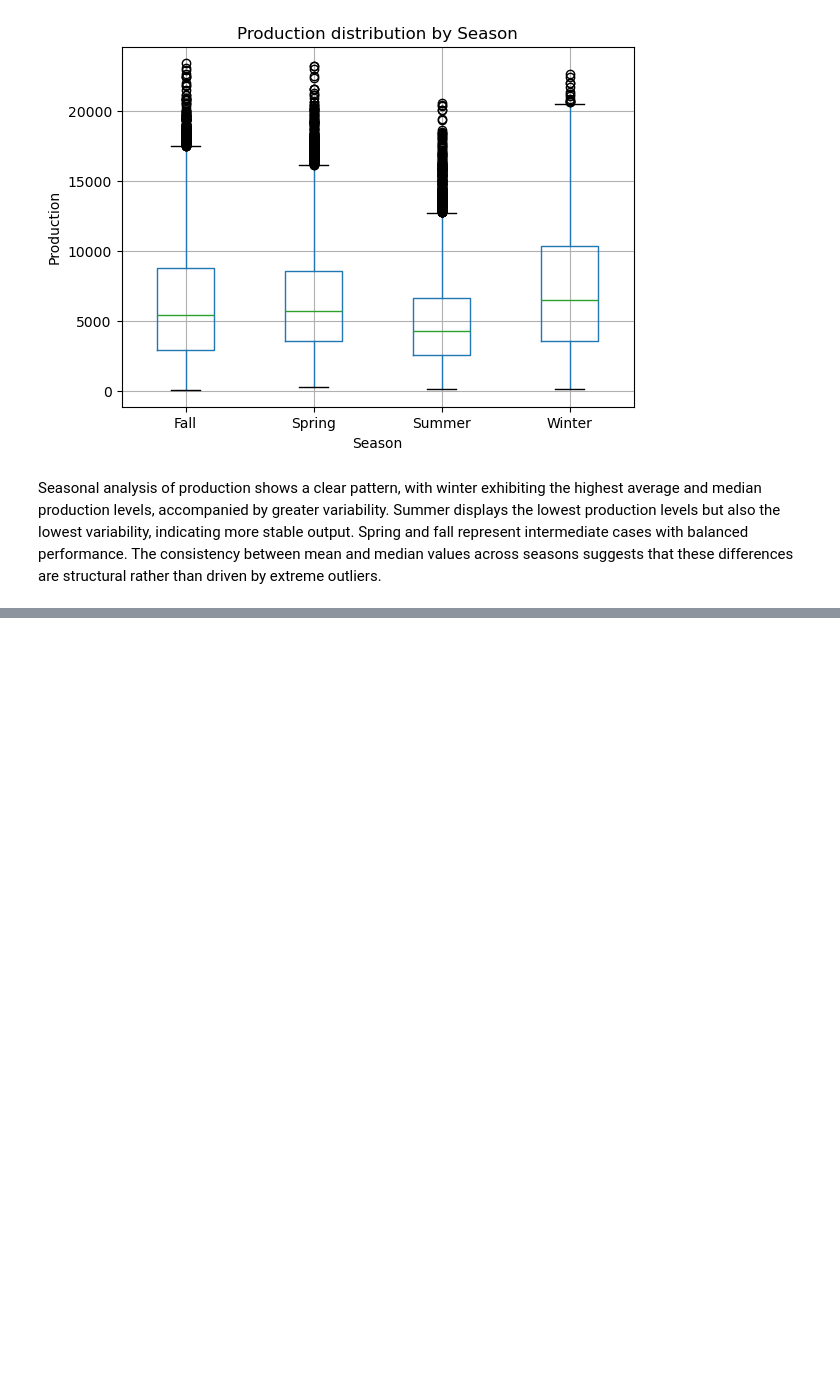
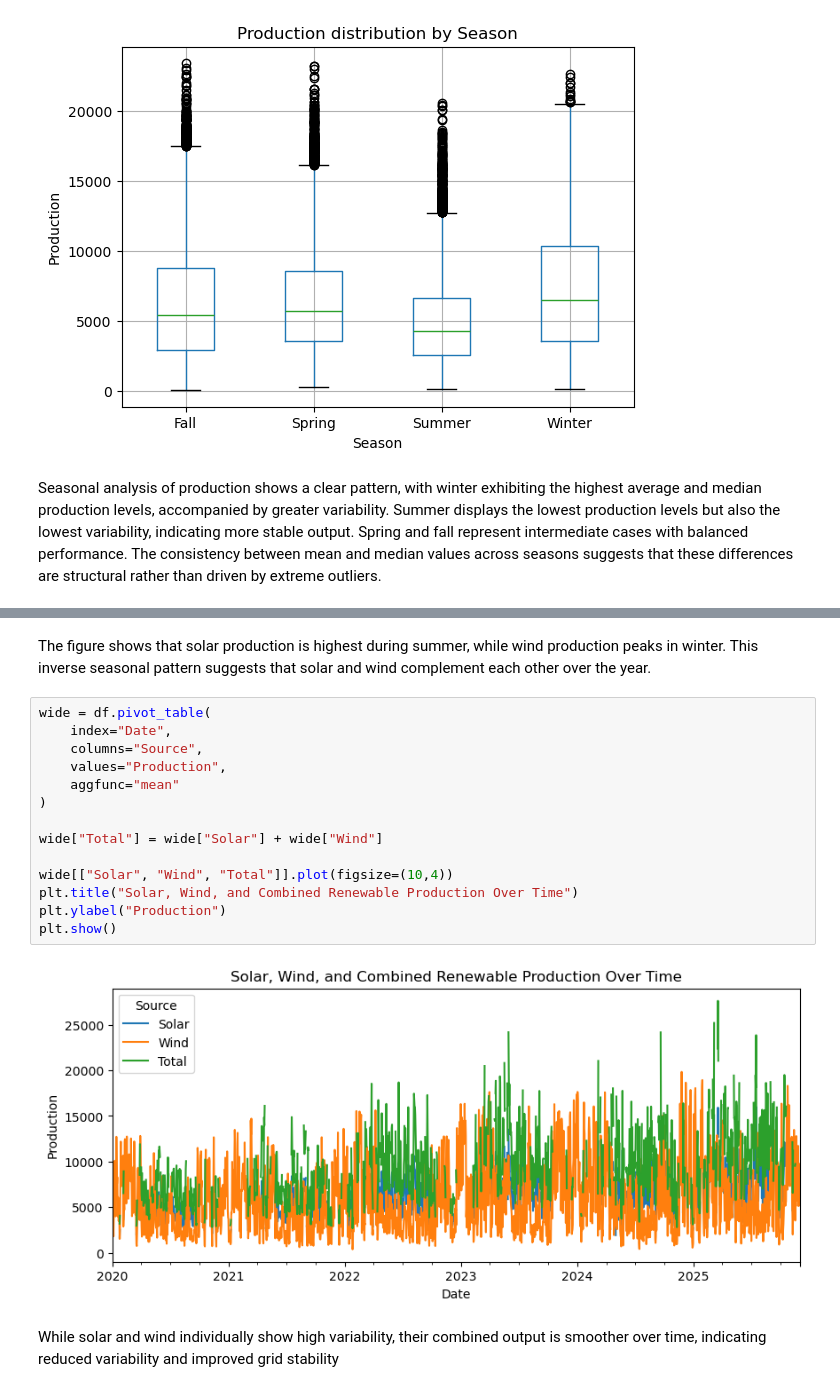
Before and after one commit to suzanacracco-max/project-2-eda-sql, a Jupyter notebook: Code Project Bivariated.ipynb, the cells around one changed output, grey strips where cells are left out. Cells and saved outputs as stored; diff of their text form; blank space fills up the shorter version.

```diff
--- a/Code Project Bivariated.ipynb
+++ b/Code Project Bivariated.ipynb
@@ -302,0 +266,20 @@ Business questions:
+# %% [markdown]
+The figure shows that solar production is highest during summer, while wind production peaks in winter. This inverse seasonal pattern suggests that solar and wind complement each other over the year.
+# %%
+wide = df.pivot_table(
+    index="Date",
+    columns="Source",
+    values="Production",
+    aggfunc="mean"
+)
+
+wide["Total"] = wide["Solar"] + wide["Wind"]
+
+wide[["Solar", "Wind", "Total"]].plot(figsize=(10,4))
+plt.title("Solar, Wind, and Combined Renewable Production Over Time")
+plt.ylabel("Production")
+plt.show()
+# %% [output]
+[figure, added]
+# %% [markdown]
+While solar and wind individually show high variability, their combined output is smoother over time, indicating reduced variability and improved grid stability
```
Also changed, not shown: parts of 21 cells of this notebook.
